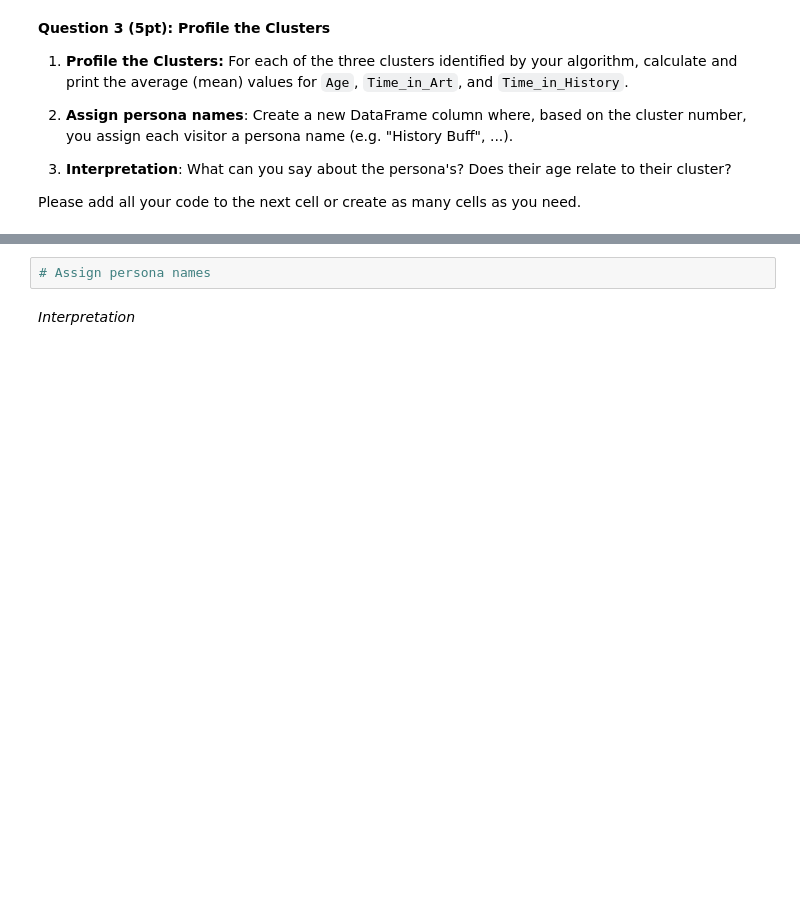
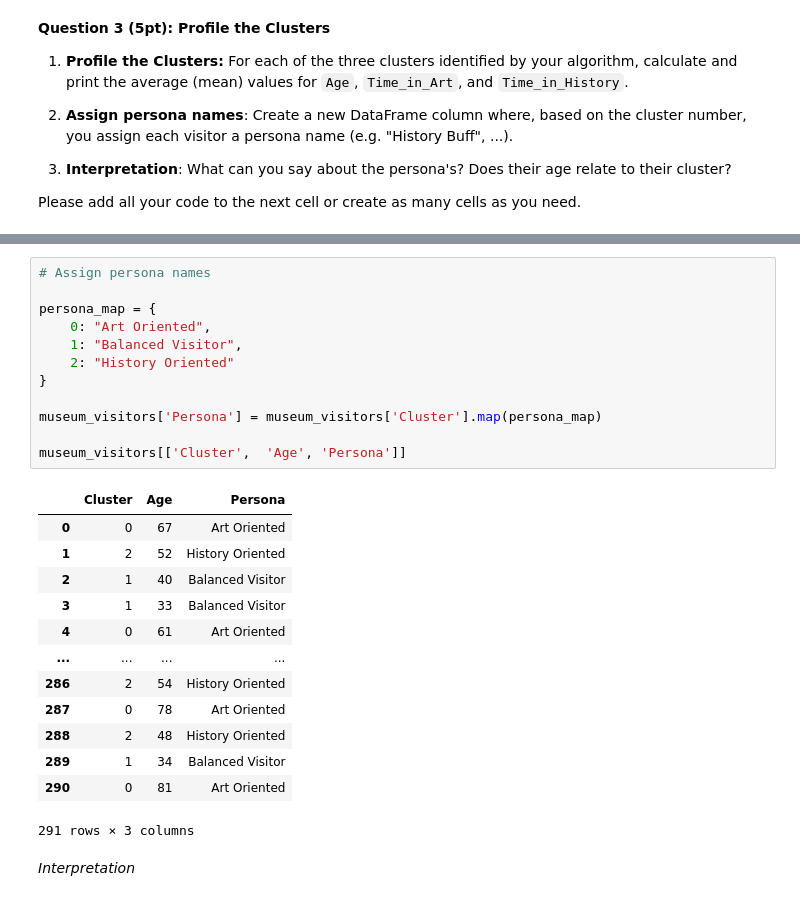
Before and after one commit to onni-Q/individual-miniproject, a Jupyter notebook: Individual_Miniproject.ipynb, the cells around one changed output, grey strips where cells are left out. Cells and saved outputs as stored; diff of their text form; blank space fills up the shorter version.

```diff
--- a/Individual_Miniproject.ipynb
+++ b/Individual_Miniproject.ipynb
@@ -672,5 +749,29 @@ Please add all your code to the next cell or create as many cells as you need.
-# %%
-# Assign persona names
+# %%
+# Assign persona names
+
+persona_map = {
+    0: "Art Oriented",
+    1: "Balanced Visitor",
+    2: "History Oriented"
+}
+
+museum_visitors['Persona'] = museum_visitors['Cluster'].map(persona_map)
+
+museum_visitors[['Cluster',  'Age', 'Persona']]
+# %% [output]
+|  | Cluster | Age | Persona |
+| 0 | 0 | 67 | Art Oriented |
+| 1 | 2 | 52 | History Oriented |
+| 2 | 1 | 40 | Balanced Visitor |
+| 3 | 1 | 33 | Balanced Visitor |
+| 4 | 0 | 61 | Art Oriented |
+| ... | ... | ... | ... |
+| 286 | 2 | 54 | History Oriented |
+| 287 | 0 | 78 | Art Oriented |
+| 288 | 2 | 48 | History Oriented |
+| 289 | 1 | 34 | Balanced Visitor |
+| 290 | 0 | 81 | Art Oriented |
+291 rows × 3 columns
 # %% [markdown]
 *Interpretation*
 # %% [markdown]
```
Also changed, not shown: parts of 12 cells of this notebook.
